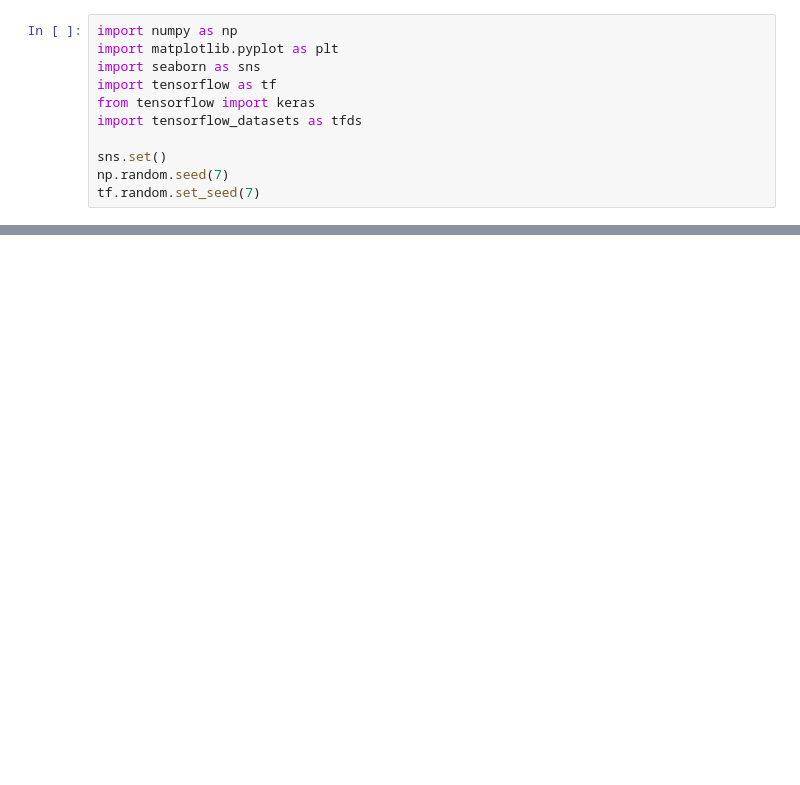
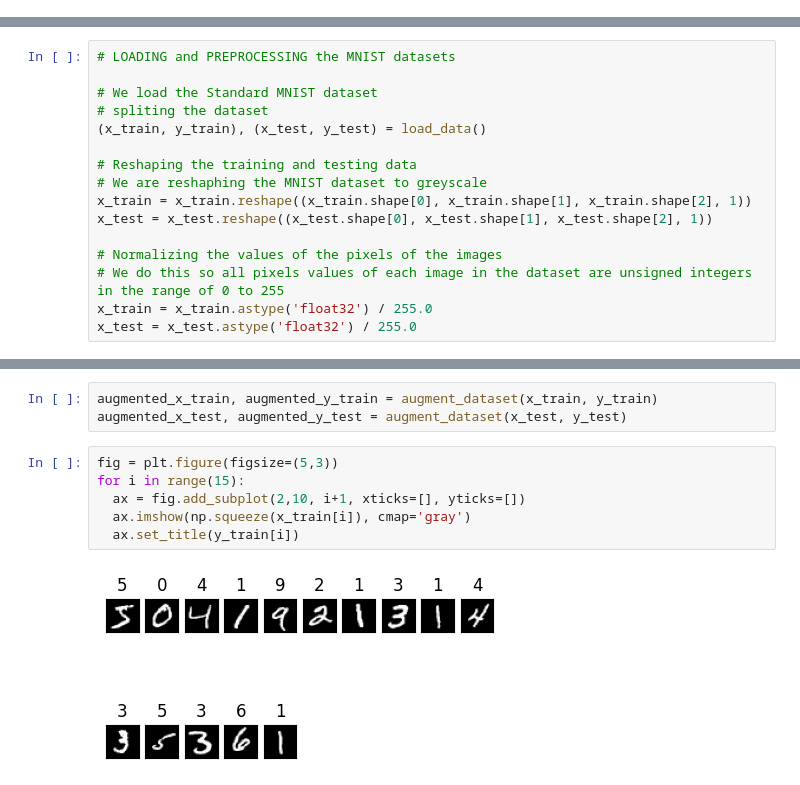
Before and after one commit to AshleyDanielUlumben/MnistPrototypeModel, a Jupyter notebook: MNIST.ipynb, the cells around one changed output, grey strips where cells are left out. Saved outputs shown, nothing was run; the diff lists cells and outputs as text; blank space fills up the shorter version.

```diff
--- a/MNIST.ipynb
+++ b/MNIST.ipynb
@@ -7,11 +0,0 @@
-# %%
-import numpy as np
-import matplotlib.pyplot as plt
-import seaborn as sns
-import tensorflow as tf
-from tensorflow import keras
-import tensorflow_datasets as tfds
-
-sns.set()
-np.random.seed(7)
-tf.random.set_seed(7)
@@ -196,0 +75,16 @@ This is expected as the pairs have similar shaped and even humans get confused a
+# %%
+# LOADING and PREPROCESSING the MNIST datasets
+
+# We load the Standard MNIST dataset
+# spliting the dataset
+(x_train, y_train), (x_test, y_test) = load_data()
+
+# Reshaping the training and testing data
+# We are reshaphing the MNIST dataset to greyscale
+x_train = x_train.reshape((x_train.shape[0], x_train.shape[1], x_train.shape[2], 1))
+x_test = x_test.reshape((x_test.shape[0], x_test.shape[1], x_test.shape[2], 1))
+
+# Normalizing the values of the pixels of the images
+# We do this so all pixels values of each image in the dataset are unsigned integers in the range of 0 to 255
+x_train = x_train.astype('float32') / 255.0
+x_test = x_test.astype('float32') / 255.0
@@ -196,0 +138,11 @@ This is expected as the pairs have similar shaped and even humans get confused a
+# %%
+augmented_x_train, augmented_y_train = augment_dataset(x_train, y_train)
+augmented_x_test, augmented_y_test = augment_dataset(x_test, y_test)
+# %%
+fig = plt.figure(figsize=(5,3))
+for i in range(15):
+  ax = fig.add_subplot(2,10, i+1, xticks=[], yticks=[])
+  ax.imshow(np.squeeze(x_train[i]), cmap='gray')
+  ax.set_title(y_train[i])
+# %% [output]
+[figure, added]
```
Also changed, not shown: parts of 36 cells of this notebook, 14 other files.
